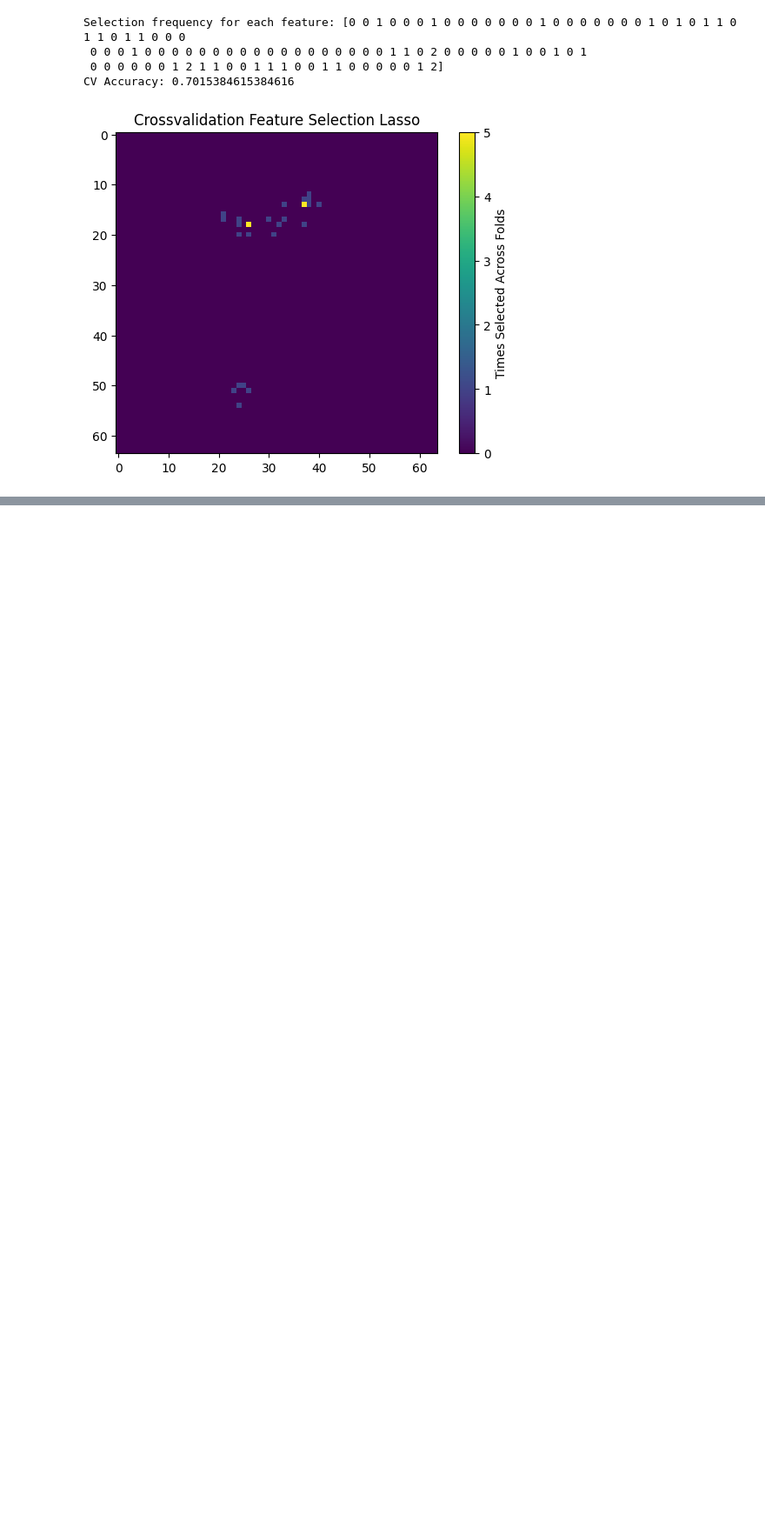
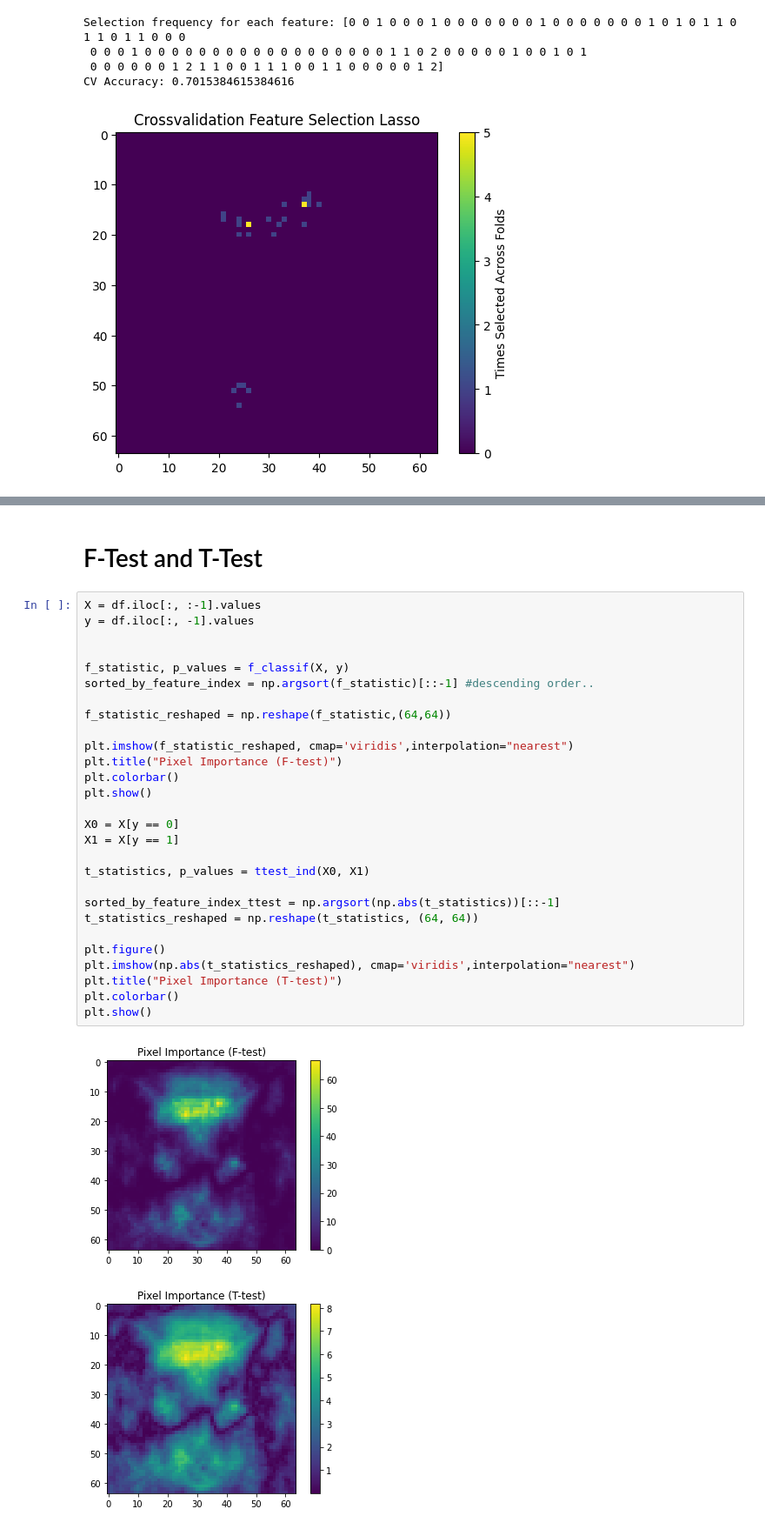
Before and after one commit to Max-Fredsdal/MVE441, a Jupyter notebook: project_2/project_2.ipynb, the cells around one changed output, grey strips where cells are left out. Shown: that part at 87% size. Cells and saved outputs as stored; diff of their text form; blank space fills up the shorter version.

```diff
--- a/project_2/project_2.ipynb
+++ b/project_2/project_2.ipynb
@@ -579,0 +588,33 @@ CV Accuracy: 0.7015384615384616
+# %% [markdown]
+# F-Test and T-Test
+# %%
+X = df.iloc[:, :-1].values
+y = df.iloc[:, -1].values
+
+
+f_statistic, p_values = f_classif(X, y)
+sorted_by_feature_index = np.argsort(f_statistic)[::-1] #descending order..
+
+f_statistic_reshaped = np.reshape(f_statistic,(64,64))
+
+plt.imshow(f_statistic_reshaped, cmap='viridis',interpolation="nearest")
+plt.title("Pixel Importance (F-test)")
+plt.colorbar()
+plt.show()
+
+X0 = X[y == 0]
+X1 = X[y == 1]
+
+t_statistics, p_values = ttest_ind(X0, X1)
+
+sorted_by_feature_index_ttest = np.argsort(np.abs(t_statistics))[::-1]
+t_statistics_reshaped = np.reshape(t_statistics, (64, 64))
+
+plt.figure()
+plt.imshow(np.abs(t_statistics_reshaped), cmap='viridis',interpolation="nearest")
+plt.title("Pixel Importance (T-test)")
+plt.colorbar()
+plt.show()
+# %% [output]
+[figure, added]
+[figure, added]
```
Also changed, not shown: parts of 6 cells of this notebook.
